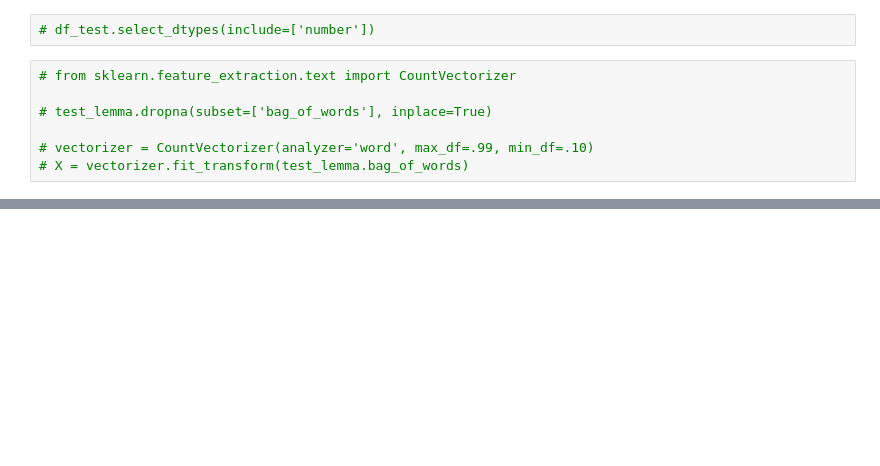
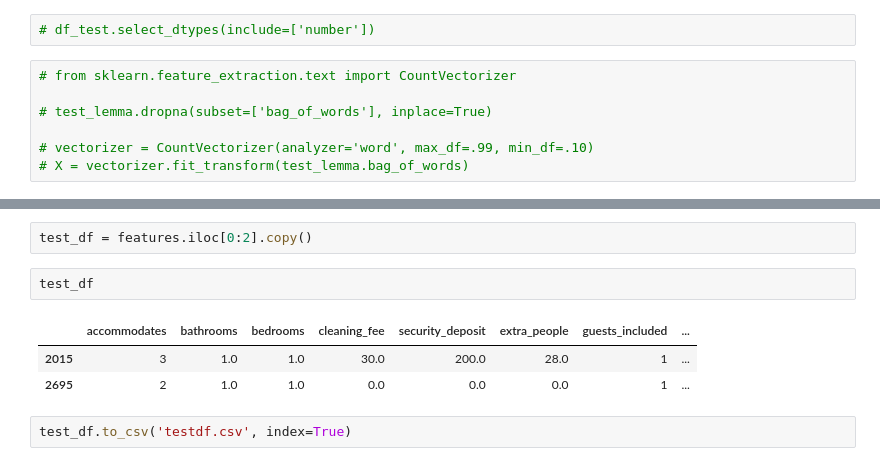
Before and after one commit to tryopti/data-science, a Jupyter notebook: Machine Learning/regression_test2.ipynb, the cells around one changed output, grey strips where cells are left out. Saved outputs shown, nothing was run; the diff lists cells and outputs as text; blank space fills up the shorter version.

```diff
--- a/Machine Learning/regression_test2.ipynb
+++ b/Machine Learning/regression_test2.ipynb
@@ -363,0 +348,10 @@ AttributeError: 'DataFrame' object has no attribute 'todense'
+# %%
+test_df = features.iloc[0:2].copy()
+# %%
+test_df
+# %% [output]
+|  | accommodates | bathrooms | bedrooms | cleaning_fee | security_deposit | extra_people | guests_included | ... |
+| 2015 | 3 | 1.0 | 1.0 | 30.0 | 200.0 | 28.0 | 1 | ... |
+| 2695 | 2 | 1.0 | 1.0 | 0.0 | 0.0 | 0.0 | 1 | ... |
+# %%
+test_df.to_csv('testdf.csv', index=True)
```
Also changed, not shown: parts of 17 cells of this notebook, 2 other files.
